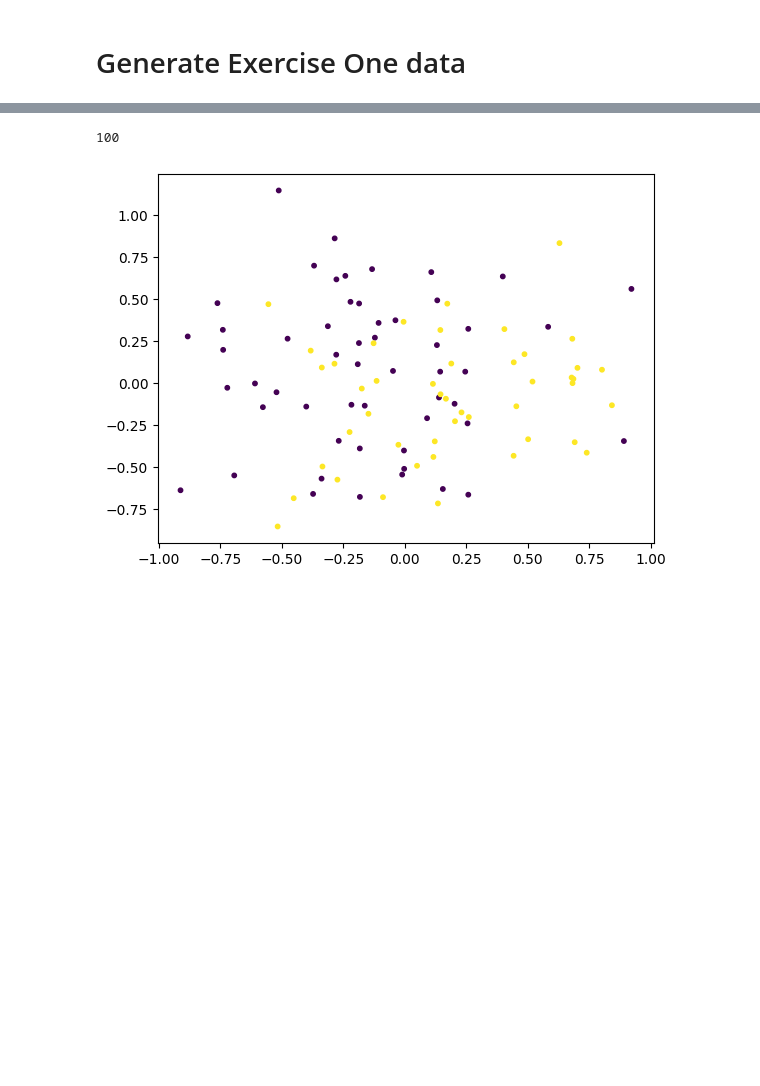
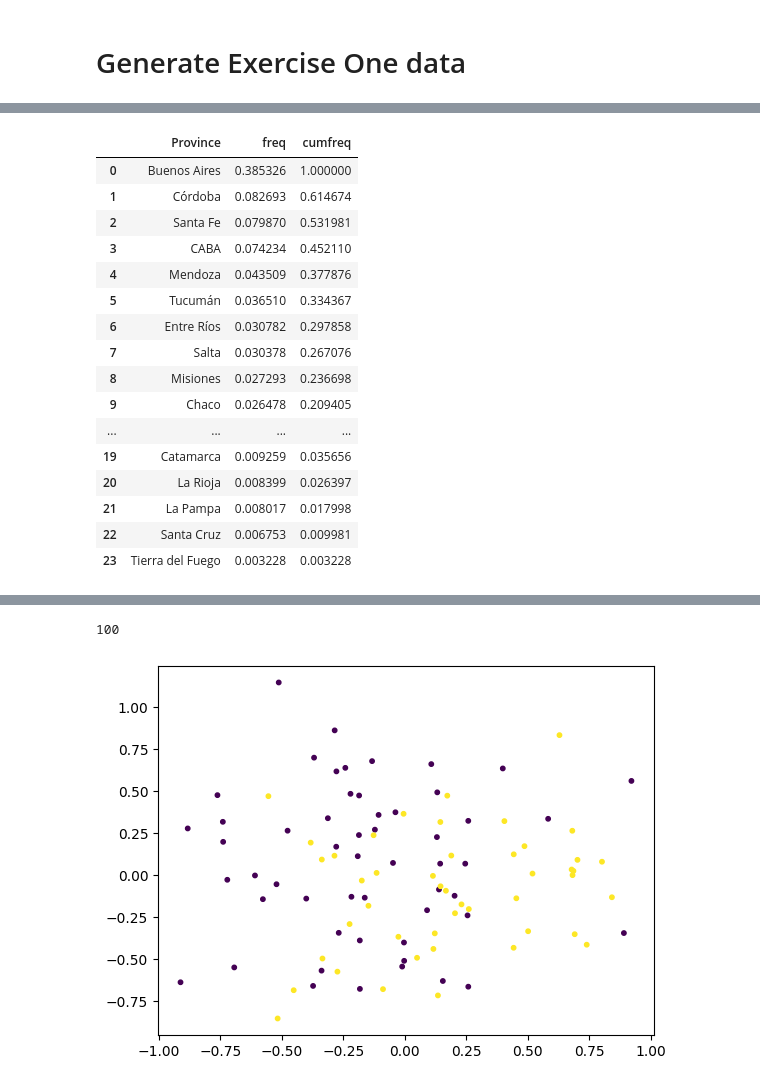
Before and after one commit to javieriserte/qualitative-data-course, a Jupyter notebook: exams/12_2023/data/generate_data.ipynb, the cells around one changed output, grey strips where cells are left out. Cells and saved outputs as stored; diff of their text form; code cells hidden in the pictures; blank space fills up the shorter version.

```diff
--- a/exams/12_2023/data/generate_data.ipynb
+++ b/exams/12_2023/data/generate_data.ipynb
@@ -120,3 +120,23 @@ array([1, 0, 0, 1, 1, 1, 1, 1, 0, 1, 0, 1, 1, 1, 1, 1, 1, 0, 0, 1, 1, 1,
+# %%
+freqs
+# %% [output]
+|  | Province | freq | cumfreq |
+| 0 | Buenos Aires | 0.385326 | 1.000000 |
+| 1 | Córdoba | 0.082693 | 0.614674 |
+| 2 | Santa Fe | 0.079870 | 0.531981 |
+| 3 | CABA | 0.074234 | 0.452110 |
+| 4 | Mendoza | 0.043509 | 0.377876 |
+| 5 | Tucumán | 0.036510 | 0.334367 |
+| 6 | Entre Ríos | 0.030782 | 0.297858 |
+| 7 | Salta | 0.030378 | 0.267076 |
+| 8 | Misiones | 0.027293 | 0.236698 |
+| 9 | Chaco | 0.026478 | 0.209405 |
+| ... | ... | ... | ... |
+| 19 | Catamarca | 0.009259 | 0.035656 |
+| 20 | La Rioja | 0.008399 | 0.026397 |
+| 21 | La Pampa | 0.008017 | 0.017998 |
+| 22 | Santa Cruz | 0.006753 | 0.009981 |
+| 23 | Tierra del Fuego | 0.003228 | 0.003228 |
 # %%
 centro_de_salud_cercano = np.random.choice([0,1], 100, [0.25, 0.75])
 centro_de_salud_cercano
```
Also changed, not shown: parts of 5 cells of this notebook.
